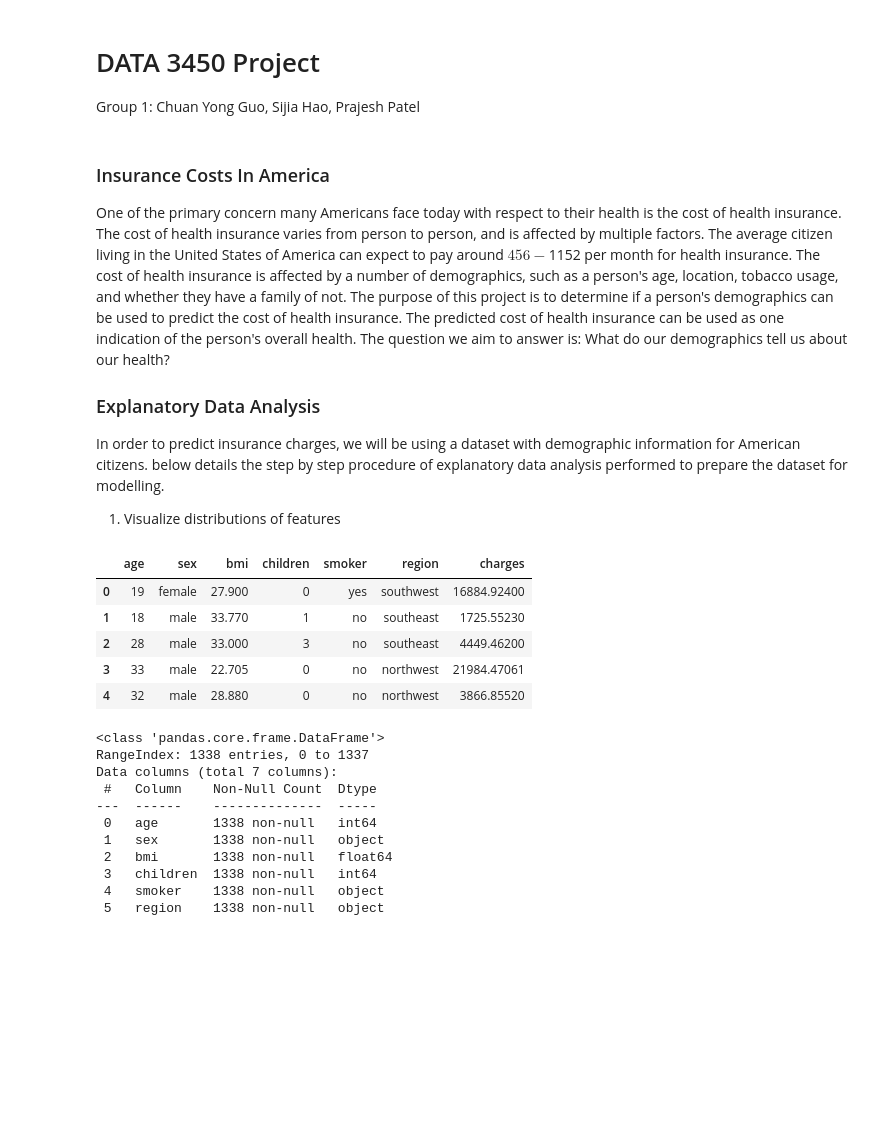
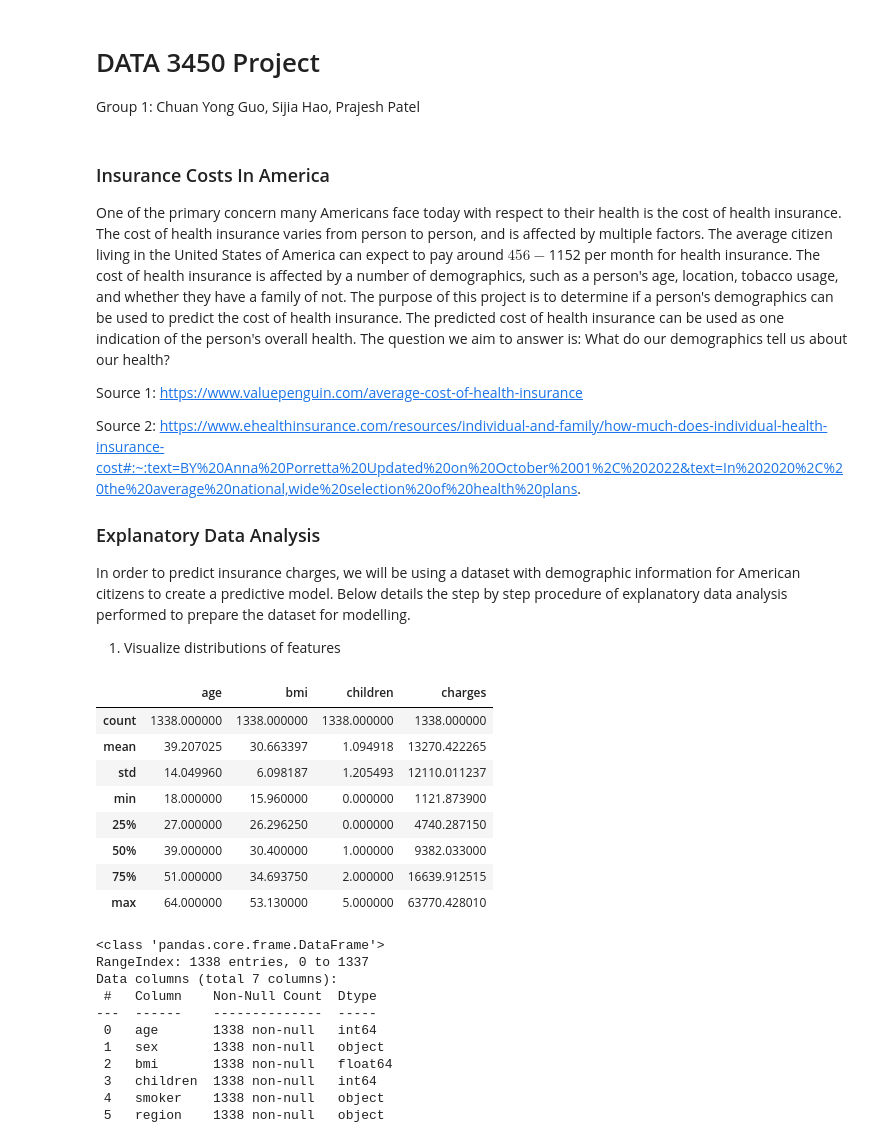
Before and after one commit to guochuanyong/Data-Analytics-Insurance-Cost-Project, a Jupyter notebook: DATA_3450_Project.ipynb, the cells around one changed output. Cells and saved outputs as stored; diff of their text form; code cells hidden in the pictures; blank space fills up the shorter version.

```diff
--- a/DATA_3450_Project.ipynb
+++ b/DATA_3450_Project.ipynb
@@ -23,21 +27,29 @@ Group 1: Chuan Yong Guo, Sijia Hao, Prajesh Patel
 
 One of the primary concern many Americans face today with respect to their health is the cost of health insurance. The cost of health insurance varies from person to person, and is affected by multiple factors. The average citizen living in the United States of America can expect to pay around $456 - $1152 per month for health insurance. The cost of health insurance is affected by a number of demographics, such as a person's age, location, tobacco usage, and whether they have a family of not. The purpose of this project is to determine if a person's demographics can be used to predict the cost of health insurance. The predicted cost of health insurance can be used as one indication of the person's overall health. The question we aim to answer is: What do our demographics tell us about our health?
 
+Source 1: https://www.valuepenguin.com/average-cost-of-health-insurance
+
+Source 2: https://www.ehealthinsurance.com/resources/individual-and-family/how-much-does-individual-health-insurance-cost#:~:text=BY%20Anna%20Porretta%20Updated%20on%20October%2001%2C%202022&text=In%202020%2C%20the%20average%20national,wide%20selection%20of%20health%20plans.
+
 ### Explanatory Data Analysis
 
-In order to predict insurance charges, we will be using a dataset with demographic information for American citizens. below details the step by step procedure of explanatory data analysis performed to prepare the dataset for modelling.
+In order to predict insurance charges, we will be using a dataset with demographic information for American citizens to create a predictive model. Below details the step by step procedure of explanatory data analysis performed to prepare the dataset for modelling.
 1. Visualize distributions of features
 # %%
 #Import dataset
 df = pd.read_csv("insurance.csv")
 df.head()
+df.describe()
 # %% [output]
-|  | age | sex | bmi | children | smoker | region | charges |
-| 0 | 19 | female | 27.900 | 0 | yes | southwest | 16884.92400 |
-| 1 | 18 | male | 33.770 | 1 | no | southeast | 1725.55230 |
-| 2 | 28 | male | 33.000 | 3 | no | southeast | 4449.46200 |
-| 3 | 33 | male | 22.705 | 0 | no | northwest | 21984.47061 |
-| 4 | 32 | male | 28.880 | 0 | no | northwest | 3866.85520 |
+|  | age | bmi | children | charges |
+| count | 1338.000000 | 1338.000000 | 1338.000000 | 1338.000000 |
+| mean | 39.207025 | 30.663397 | 1.094918 | 13270.422265 |
+| std | 14.049960 | 6.098187 | 1.205493 | 12110.011237 |
+| min | 18.000000 | 15.960000 | 0.000000 | 1121.873900 |
+| 25% | 27.000000 | 26.296250 | 0.000000 | 4740.287150 |
+| 50% | 39.000000 | 30.400000 | 1.000000 | 9382.033000 |
+| 75% | 51.000000 | 34.693750 | 2.000000 | 16639.912515 |
+| max | 64.000000 | 53.130000 | 5.000000 | 63770.428010 |
 # %%
 #Obtain some information about the dataset
 df.info()
```
Also changed, not shown: parts of 5 cells of this notebook.
